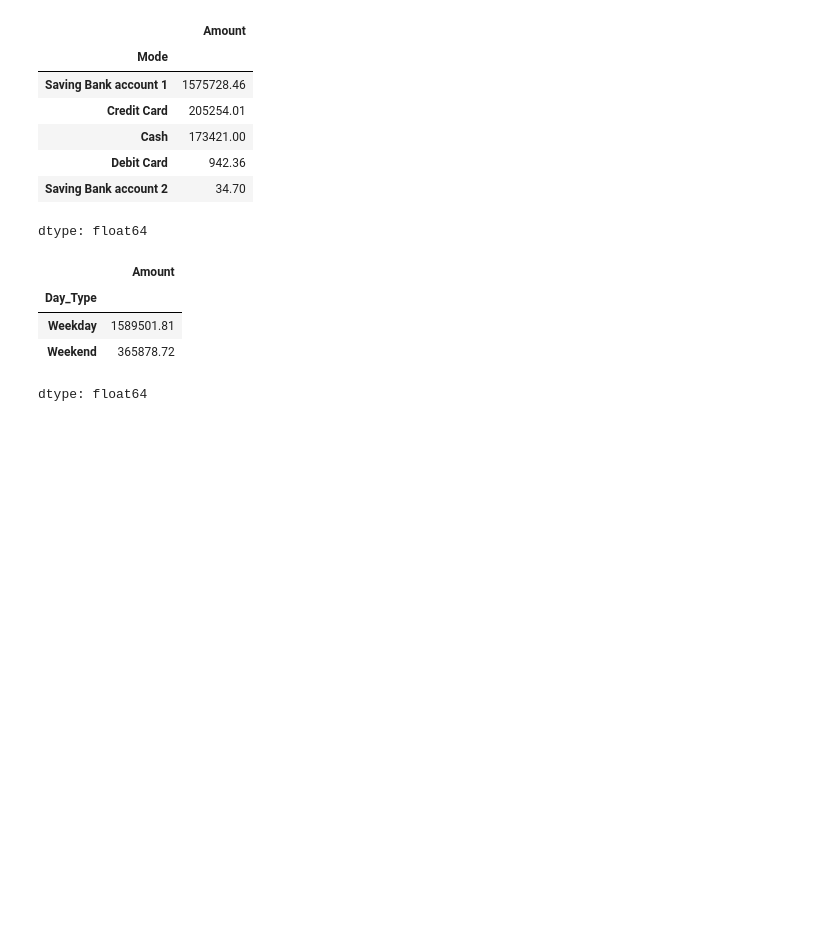
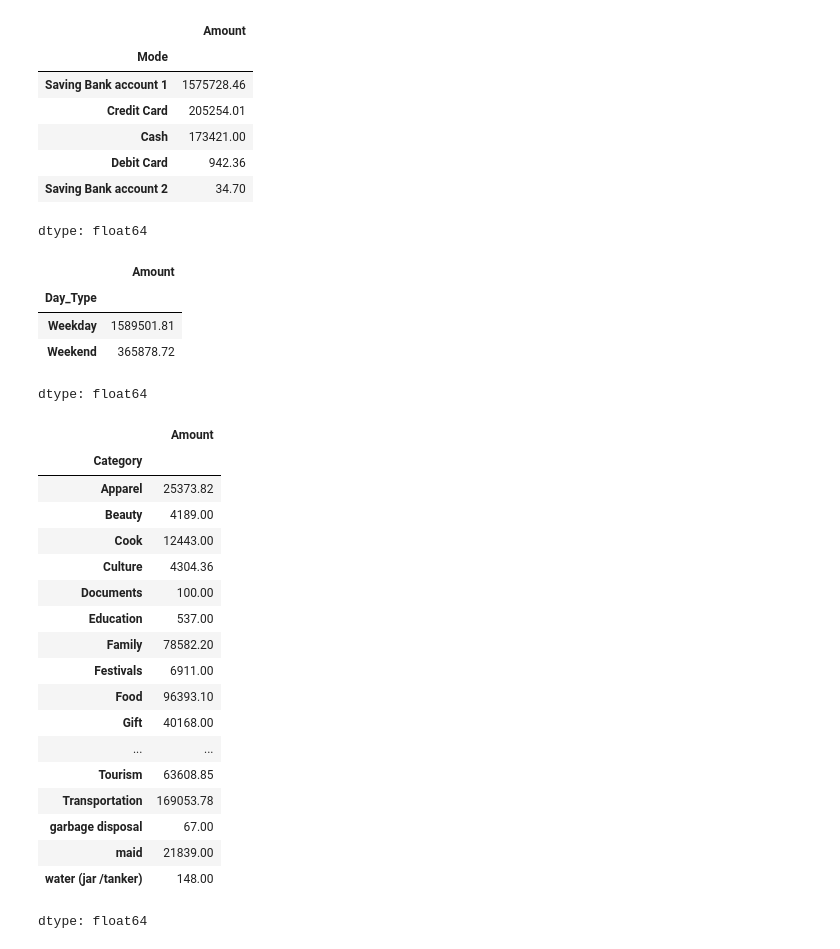
Before and after one commit to kailashchaudhary-p/Daily-Expense-Analyzer, a Jupyter notebook: Daily_Expense_Analyzer.ipynb, the cells around one changed output. Saved outputs shown, nothing was run; the diff lists cells and outputs as text; code cells hidden in the pictures; blank space fills up the shorter version.

```diff
--- a/Daily_Expense_Analyzer.ipynb
+++ b/Daily_Expense_Analyzer.ipynb
@@ -468,3 +470,26 @@ expense_df.groupby('Day_Type')['Amount'].sum()
 | Weekday | 1589501.81 |
 | Weekend | 365878.72 |
 dtype: float64
+# %%
+category_spending=expense_df.groupby('Category')['Amount'].sum()
+category_spending
+# %% [output]
+|  | Amount |
+| Category |  |
+| Apparel | 25373.82 |
+| Beauty | 4189.00 |
+| Cook | 12443.00 |
+| Culture | 4304.36 |
+| Documents | 100.00 |
+| Education | 537.00 |
+| Family | 78582.20 |
+| Festivals | 6911.00 |
+| Food | 96393.10 |
+| Gift | 40168.00 |
+| ... | ... |
+| Tourism | 63608.85 |
+| Transportation | 169053.78 |
+| garbage disposal | 67.00 |
+| maid | 21839.00 |
+| water (jar /tanker) | 148.00 |
+dtype: float64
```
Also changed, not shown: parts of 2 cells of this notebook.
